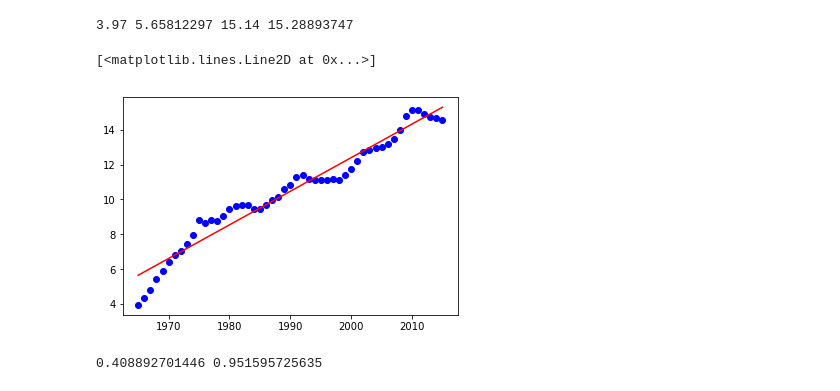
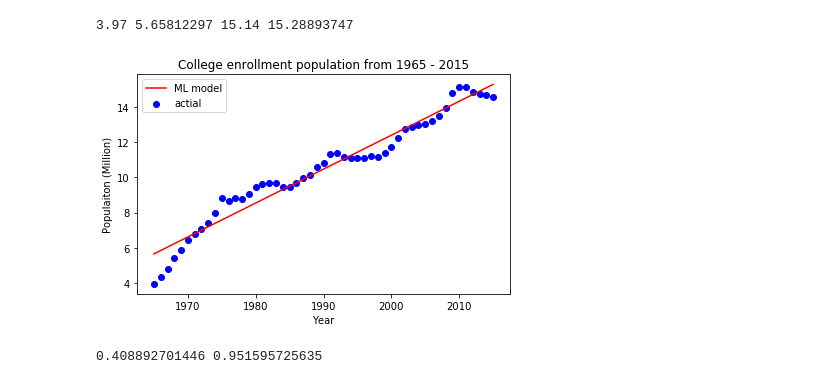
Before and after one commit to EmilySakata/finincing_education, a Jupyter notebook: Linear Regression model.ipynb, the cells around one changed output. Drawn from its saved outputs; the diff is of its cells as text; code cells hidden in the pictures.

Commit message:
updated plot for both historical and ML difference

```diff
--- a/Linear Regression model.ipynb
+++ b/Linear Regression model.ipynb
@@ -81,11 +81,17 @@ print(y_min_actual, y_min, y_max_actual, y_max)
 y_min_actual = y.min()
 y_max_actual = y.max()
 # %%
-plt.scatter(X, y, c='blue')
-plt.plot([x_min, x_max], [y_min, y_max], c='red')
+plt.scatter(X, y, c='blue', label='actial')
+plt.plot([x_min, x_max], [y_min, y_max], c='red', label='ML model')
+plt.title('College enrollment population from 1965 - 2015')
+plt.xlabel('Year')
+plt.ylabel('Populaiton (Million)')
+
+plt.legend()
+plt.tight_layout()
+plt.show()
 # %% [output]
-[<matplotlib.lines.Line2D at 0x...>]
-[figure, old version]
+[figure, new version]
 # %%
 from sklearn.metrics import mean_squared_error, r2_score
 predicted = model.predict(X)
```
Also changed, not shown: parts of 1 cell of this notebook.
